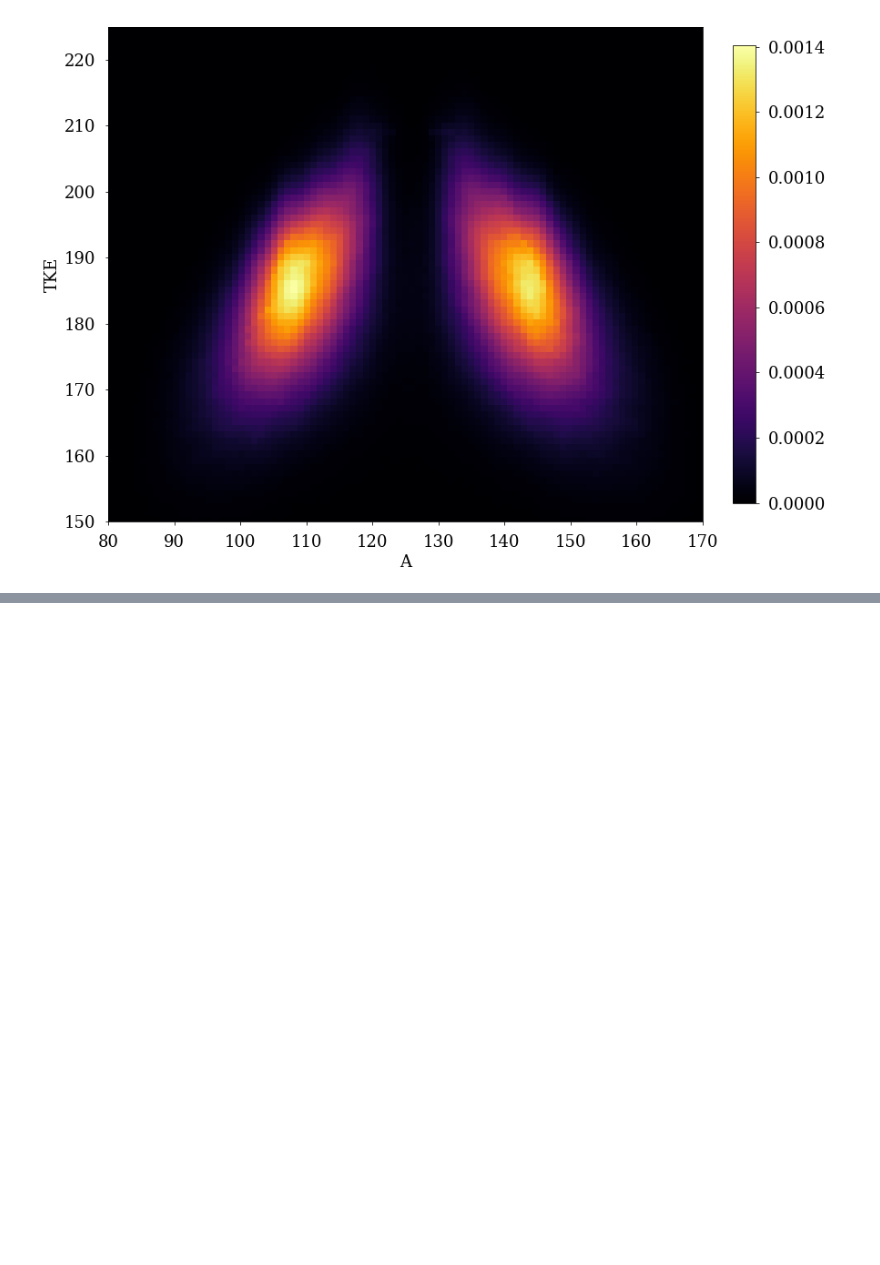
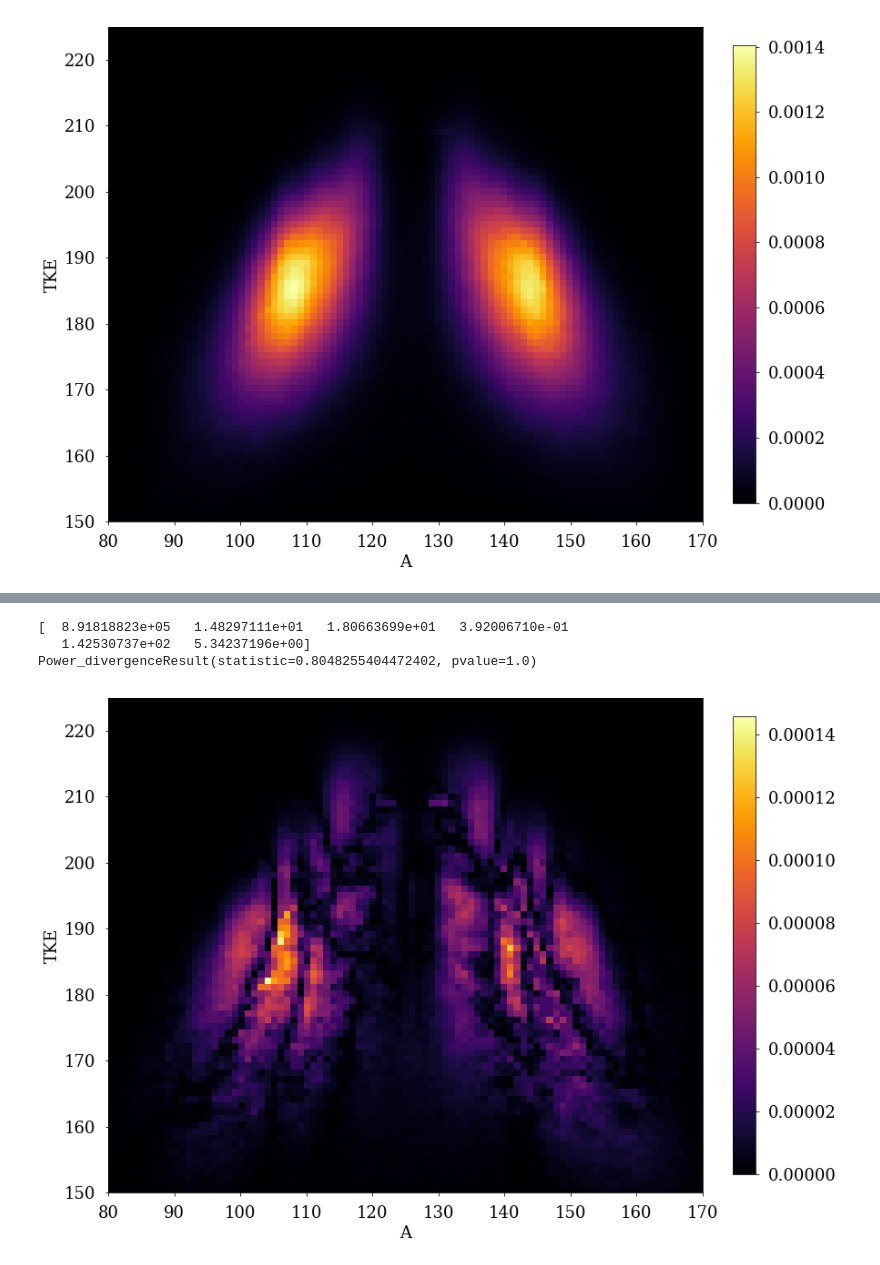
Before and after one commit to austinlc/YATKE, a Jupyter notebook: Brosa_Cf252.ipynb, the cells around one changed output, grey strips where cells are left out. Cells and saved outputs as stored; diff of their text form; code cells hidden in the pictures; blank space fills up the shorter version.

```diff
--- a/Brosa_Cf252.ipynb
+++ b/Brosa_Cf252.ipynb
@@ -171,15 +179,39 @@ Power_divergenceResult(statistic=0.9452968249846363, pvalue=1.0)
 [figure]
 # %%
-# mode sl optimization
-h1, h2, h3, hx = 1.47e5, 8.7e5, 3.15e5, 7.6e3
-dmin1, dmin2, dmin3, dminx = 10.9, 13.7, 13.5, 15.0
-dmax1, dmax2, dmax3, dmaxx = 17.1, 17.9, 18.7, 19.5
-ddec1, ddec2, ddec3, ddecx = 0.125, 0.270, 0.317, 0.180
-Abar1, Abar2, Abar3, Abarx = 134.9, 142.5, 148.5, 178.3
-sigA1, sigA2, sigA3, sigAx = 3.16,  4.99,  7.14,  2.25
+# mode s2 optimization
+hl, h1, h2, h3, hx = 2.02e4, 1.47e5, 8.7e5, 3.15e5, 7.6e3
+dminl, dmin1, dmin2, dmin3, dminx = 16.8, 10.9, 13.7, 13.5, 15.0
+dmaxl, dmax1, dmax2, dmax3, dmaxx = 18.7, 17.1, 17.9, 18.7, 19.5
+ddecl, ddec1, ddec2, ddec3, ddecx = 0.521, 0.125, 0.270, 0.317, 0.180
+Abarl, Abar1, Abar2, Abar3, Abarx = 126.9, 134.9, 142.5, 148.5, 178.3
+sigAl, sigA1, sigA2, sigA3, sigAx = 11.62, 3.16,  4.99,  7.14,  2.25
 
-sl_guess = (2.02e4, 16.8,  18.7,  0.521, 126.9, 11.62)
 
-popt,pcov = opt.curve_fit(lambda tuple_in, hl, dminl, dmaxl, ddecl, Abarl, sigAl: YATKE(tuple_in, hl,h1,h2,h3,hx, dminl,dmin1,dmin2,dmin3,dminx, dmaxl,dmax1,dmax2,dmax3,dmaxx,
+s2_guess = (h2, dmin2,  dmax2,  ddec2, Abar2, sigA2)
+
+popts2,pcovs2 = opt.curve_fit(lambda tuple_in, h2, dmin2, dmax2, ddec2, Abar2, sigA2: YATKE(tuple_in, hl,h1,h2,h3,hx, dminl,dmin1,dmin2,dmin3,dminx, dmaxl,dmax1,dmax2,dmax3,dmaxx,
          ddecl,ddec1,ddec2,ddec3,ddecx, Abarl,Abar1,Abar2,Abar3,Abarx, sigAl,sigA1,sigA2,sigA3,sigAx),
-                         (A, TKE), YATKE_data, p0=sl_guess)
+                         (A, TKE), YATKE_data, p0=s2_guess)
+# %%
+print(popts2)
+s2_fitted = YATKE((A, TKE), hl,h1,popts2[0],h3,hx,
+                dminl,dmin1,popts2[1],dmin3,dminx,
+                dmaxl,dmax1,popts2[2],dmax3,dmaxx,
+                ddecl,ddec1,popts2[3],ddec3,ddecx,
+                Abarl,Abar1,popts2[4],Abar3,Abarx,
+                sigAl,sigA1,popts2[5],sigA3,sigAx)
+YATKEplot(np.abs(rearrange(s2_fitted) - rearrange(YATKE_data)))
+chi22 = chisquare(s2_fitted[YATKE_data != 0.], YATKE_data[YATKE_data != 0.])
+print(chi22)
+
+h2 = popts2[0]
+dmin2 = popts2[1]
+dmax2 = popts2[2]
+ddec2 = popts2[3]
+Abar2 = popts2[4]
+sigA2 = popts2[5]
+# %% [output]
+[  8.91818823e+05   1.48297111e+01   1.80663699e+01   3.92006710e-01
+   1.42530737e+02   5.34237196e+00]
+Power_divergenceResult(statistic=0.8048255404472402, pvalue=1.0)
+[figure, added]
```
Also changed, not shown: parts of 17 cells of this notebook, 6 other files.
